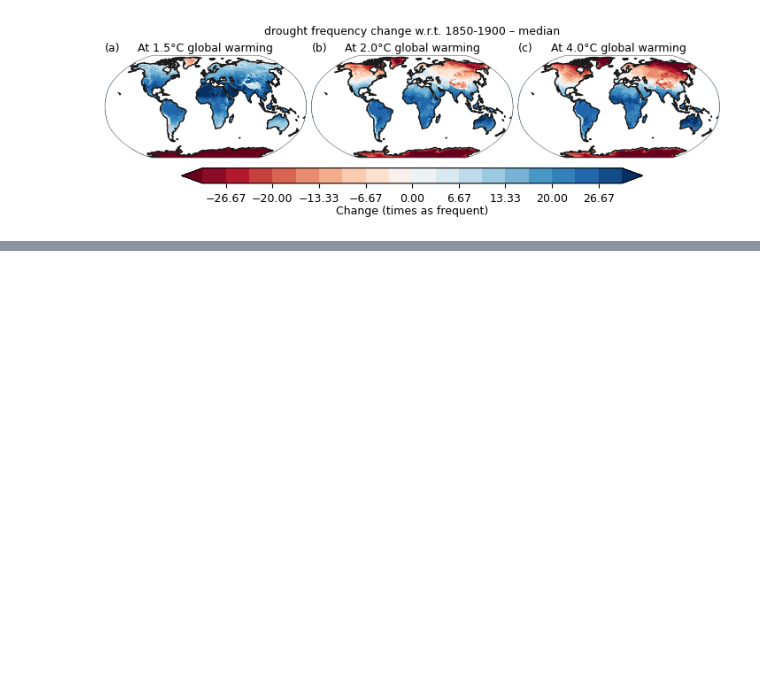
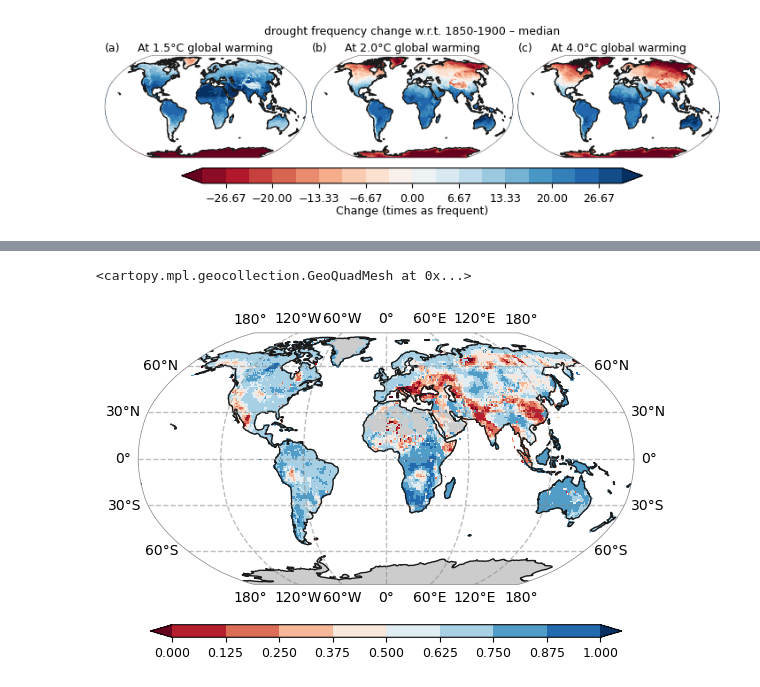
Before and after one commit to GISWLH/plot-function, a Jupyter notebook: code/plotbook.ipynb, the cells around one changed output, grey strips where cells are left out. Cells and saved outputs as stored; diff of their text form; code cells hidden in the pictures; blank space fills up the shorter version.

```diff
--- a/code/plotbook.ipynb
+++ b/code/plotbook.ipynb
@@ -81,0 +208,18 @@ plot.at_warming_level_one(at_warming_c=at_warming_c, unit="Change (times as freq
+# %%
+import xarray as xr
+file_name='D:/Acdemic/TWSA_sen/data_v1/r2.tif'
+ds=xr.open_dataset(file_name)
+data = ds['band_data'][0]
+# %%
+from utils import plot
+import matplotlib.pyplot as plt
+import cartopy.crs as ccrs
+import numpy as np
+fig = plt.figure()
+proj = ccrs.Robinson() #ccrs.Robinson()ccrs.Mollweide()Mollweide()
+ax = fig.add_subplot(111, projection=proj)
+levels = np.linspace(0, 1, num=9)
+plot.one_map_global_line(data, ax, levels=levels, cmap="RdBu",  mask_ocean=False, add_coastlines=True, add_land=True,  colorbar=True, plotfunc="pcolormesh")
+# %% [output]
+<cartopy.mpl.geocollection.GeoQuadMesh at 0x...>
+[figure, added]
```
Also changed, not shown: parts of 29 cells of this notebook, 33 other files.
